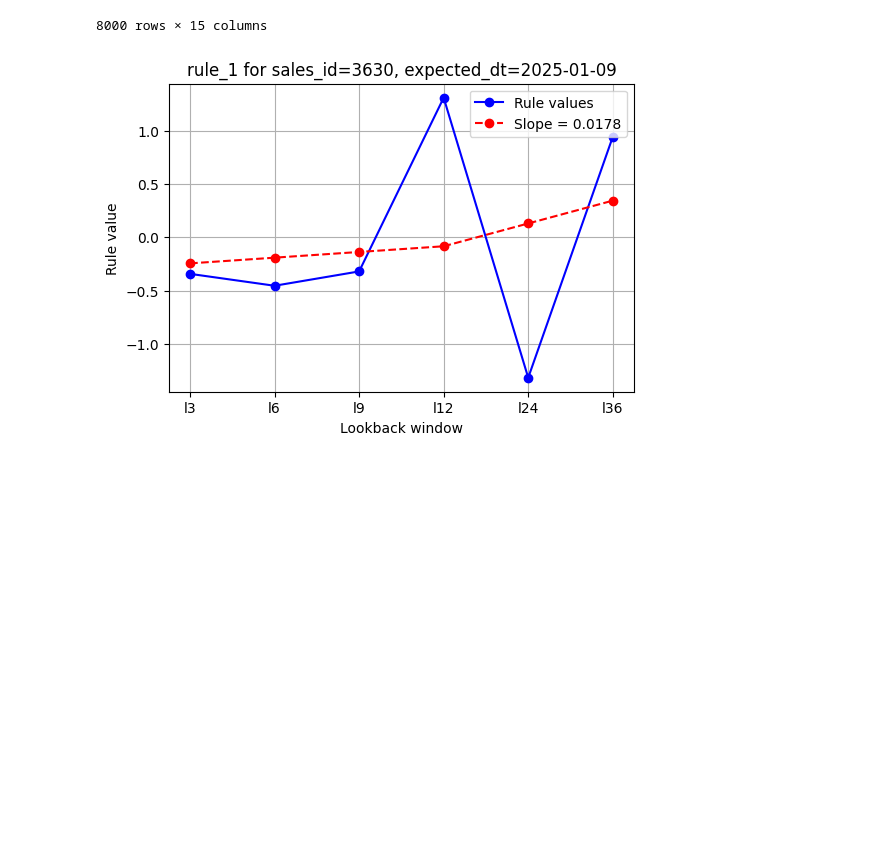
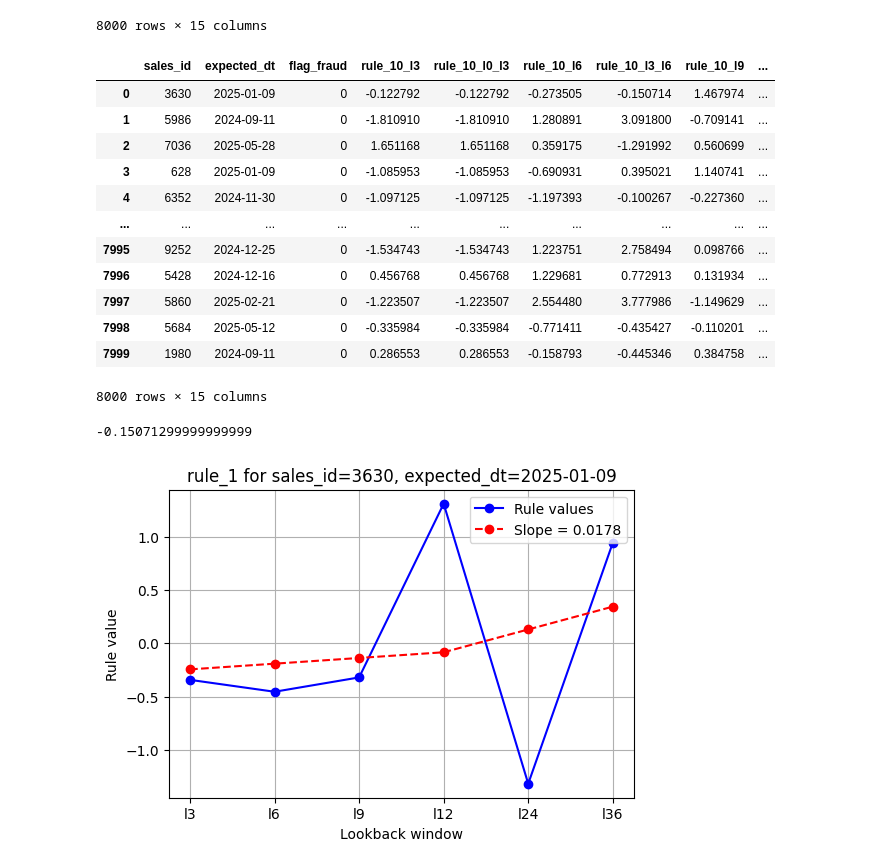
Before and after one commit to lidv94/anomaly-detection, a Jupyter notebook: dev_slope.ipynb, the cells around one changed output. Cells and saved outputs as stored; diff of their text form; code cells hidden in the pictures; blank space fills up the shorter version.

```diff
--- a/dev_slope.ipynb
+++ b/dev_slope.ipynb
@@ -278,6 +263,26 @@ diff_rule1_df
 | 7998 | 5684 | 2025-05-12 | 0 | 1.435184 | -1.336056 | -1.375614 | 0.753100 | 0.142161 | ... |
 | 7999 | 1980 | 2024-09-11 | 0 | -0.193439 | -1.333350 | -0.380030 | -0.155592 | -0.378965 | ... |
 8000 rows × 15 columns
+# %%
+subset_features(create_rule_differences(train_all_df), "rule_10_",keep_id_cols=['sales_id','expected_dt','flag_fraud'])
+# %% [output]
+|  | sales_id | expected_dt | flag_fraud | rule_10_l3 | rule_10_l0_l3 | rule_10_l6 | rule_10_l3_l6 | rule_10_l9 | ... |
+| 0 | 3630 | 2025-01-09 | 0 | -0.122792 | -0.122792 | -0.273505 | -0.150714 | 1.467974 | ... |
+| 1 | 5986 | 2024-09-11 | 0 | -1.810910 | -1.810910 | 1.280891 | 3.091800 | -0.709141 | ... |
+| 2 | 7036 | 2025-05-28 | 0 | 1.651168 | 1.651168 | 0.359175 | -1.291992 | 0.560699 | ... |
+| 3 | 628 | 2025-01-09 | 0 | -1.085953 | -1.085953 | -0.690931 | 0.395021 | 1.140741 | ... |
+| 4 | 6352 | 2024-11-30 | 0 | -1.097125 | -1.097125 | -1.197393 | -0.100267 | -0.227360 | ... |
+| ... | ... | ... | ... | ... | ... | ... | ... | ... | ... |
+| 7995 | 9252 | 2024-12-25 | 0 | -1.534743 | -1.534743 | 1.223751 | 2.758494 | 0.098766 | ... |
+| 7996 | 5428 | 2024-12-16 | 0 | 0.456768 | 0.456768 | 1.229681 | 0.772913 | 0.131934 | ... |
+| 7997 | 5860 | 2025-02-21 | 0 | -1.223507 | -1.223507 | 2.554480 | 3.777986 | -1.149629 | ... |
+| 7998 | 5684 | 2025-05-12 | 0 | -0.335984 | -0.335984 | -0.771411 | -0.435427 | -0.110201 | ... |
+| 7999 | 1980 | 2024-09-11 | 0 | 0.286553 | 0.286553 | -0.158793 | -0.445346 | 0.384758 | ... |
+8000 rows × 15 columns
+# %%
+-0.273505- -0.122792
+# %% [output]
+-0.15071299999999999
 # %%
 import matplotlib.pyplot as plt
 import numpy as np
```
Also changed, not shown: parts of 22 cells of this notebook.
